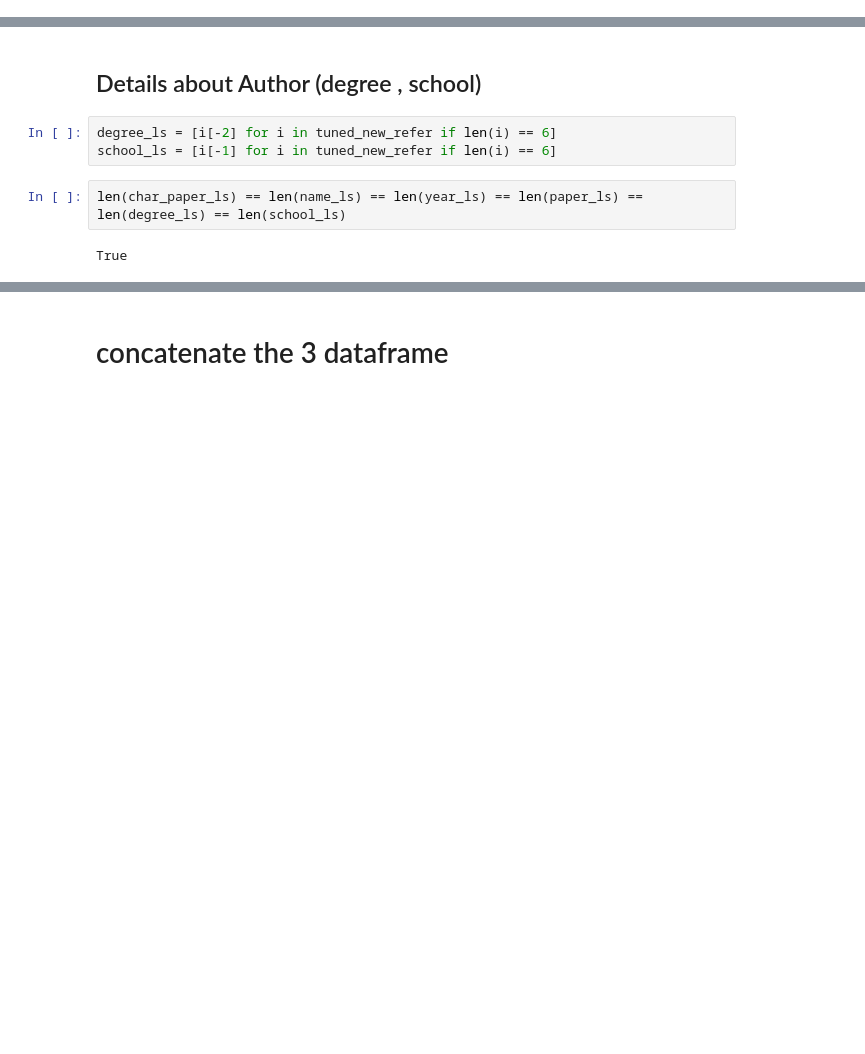
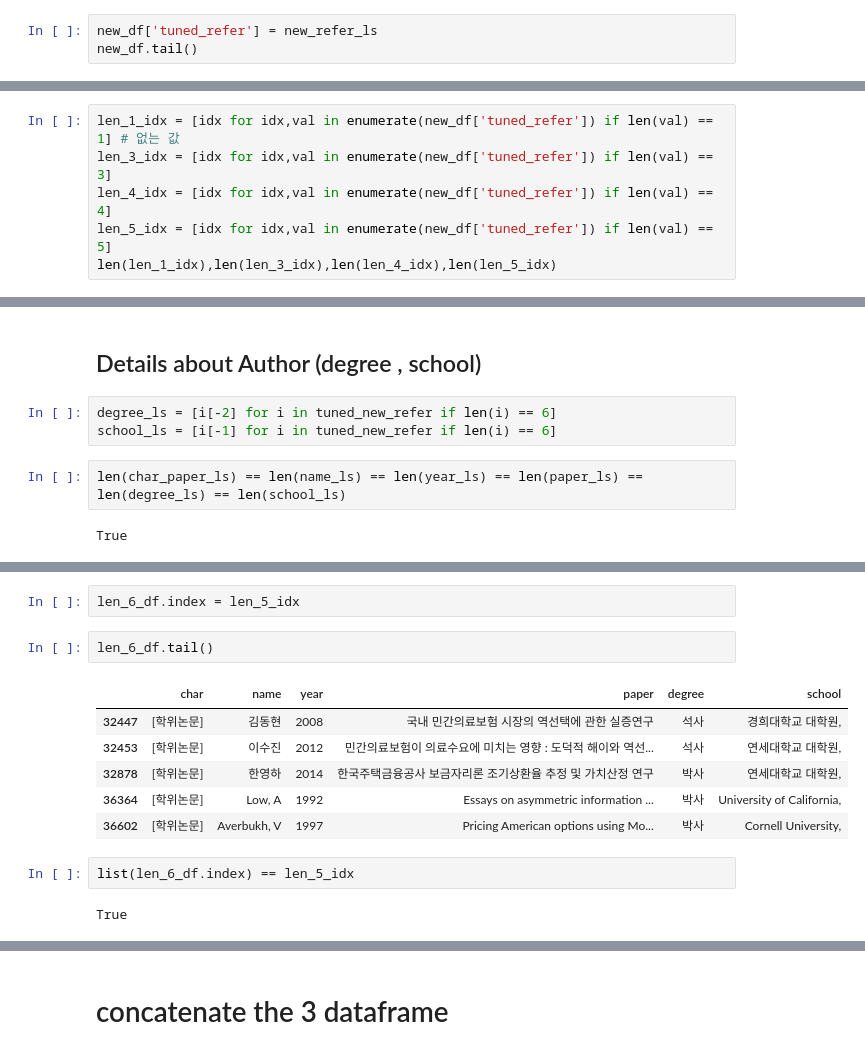
Before and after one commit to hskimim/Quantitative_Finance, a Jupyter notebook: SSU/finlab/extract_reference/New_Trial_1025/tuning_dataframe_with_references.ipynb, the cells around one changed output, grey strips where cells are left out. Cells and saved outputs as stored; diff of their text form; blank space fills up the shorter version.

```diff
--- a/SSU/finlab/extract_reference/New_Trial_1025/tuning_dataframe_with_references.ipynb
+++ b/SSU/finlab/extract_reference/New_Trial_1025/tuning_dataframe_with_references.ipynb
@@ -344,3 +371,6 @@ for idx in range(len(new_df['refer'].values)):
 len(new_refer_ls) == len(new_df)
 # %% [output]
 True
+# %%
+new_df['tuned_refer'] = new_refer_ls
+new_df.tail()
@@ -420,0 +463,6 @@ len([j for j in [i[-1] for i in new_refer_ls if len(i) == 3] if re.findall('Jour
+# %%
+len_1_idx = [idx for idx,val in enumerate(new_df['tuned_refer']) if len(val) == 1] # 없는 값
+len_3_idx = [idx for idx,val in enumerate(new_df['tuned_refer']) if len(val) == 3]
+len_4_idx = [idx for idx,val in enumerate(new_df['tuned_refer']) if len(val) == 4]
+len_5_idx = [idx for idx,val in enumerate(new_df['tuned_refer']) if len(val) == 5]
+len(len_1_idx),len(len_3_idx),len(len_4_idx),len(len_5_idx)
@@ -675,0 +858,15 @@ len_6_df.tail()
+# %%
+len_6_df.index = len_5_idx
+# %%
+len_6_df.tail()
+# %% [output]
+|  | char | name | year | paper | degree | school |
+| 32447 | [학위논문] | 김동현 | 2008 | 국내 민간의료보험 시장의 역선택에 관한 실증연구 | 석사 | 경희대학교 대학원, |
+| 32453 | [학위논문] | 이수진 | 2012 | 민간의료보험이 의료수요에 미치는 영향 : 도덕적 해이와 역선... | 석사 | 연세대학교 대학원, |
+| 32878 | [학위논문] | 한영하 | 2014 | 한국주택금융공사 보금자리론 조기상환율 추정 및 가치산정 연구 | 박사 | 연세대학교 대학원, |
+| 36364 | [학위논문] | Low, A | 1992 | Essays on asymmetric information ... | 박사 | University of California, |
+| 36602 | [학위논문] | Averbukh, V | 1997 | Pricing American options using Mo... | 박사 | Cornell University, |
+# %%
+list(len_6_df.index) == len_5_idx
+# %% [output]
+True
```
Also changed, not shown: parts of 95 cells of this notebook, 10 other files.
